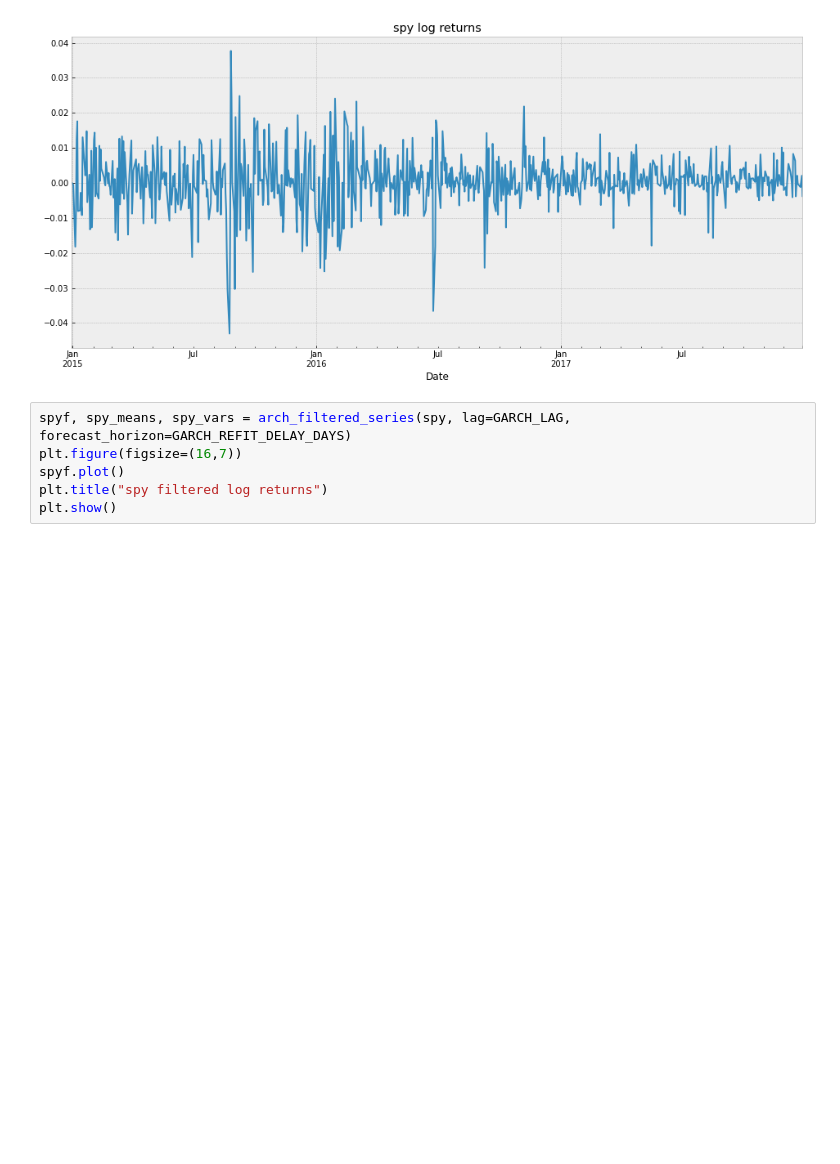
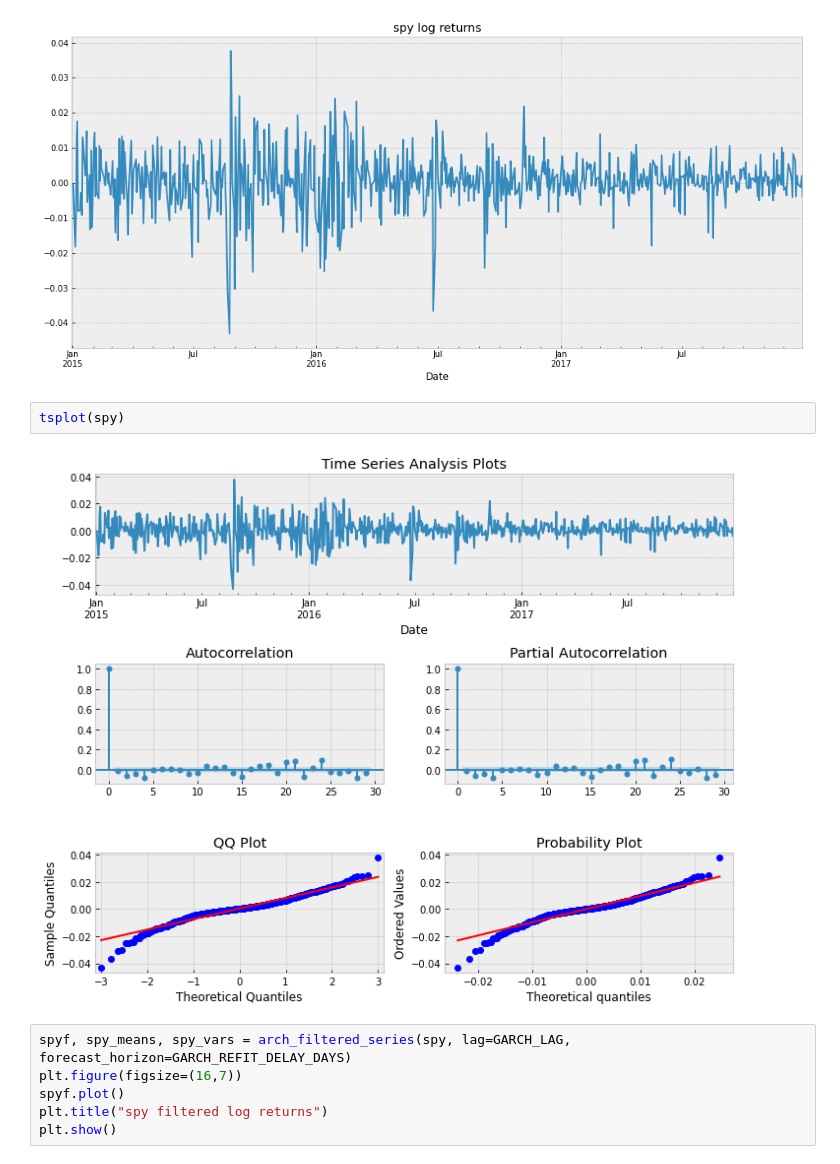
Before and after one commit to krems/cmf_case_1_week, a Jupyter notebook: blah-blah.ipynb, the cells around one changed output. Cells and saved outputs as stored; diff of their text form; blank space fills up the shorter version.

```diff
--- a/blah-blah.ipynb
+++ b/blah-blah.ipynb
@@ -155,6 +185,10 @@ plt.title("spy log returns")
 plt.show()
 # %% [output]
 [figure]
+# %%
+tsplot(spy)
+# %% [output]
+[figure, added]
 # %%
 spyf, spy_means, spy_vars = arch_filtered_series(spy, lag=GARCH_LAG, forecast_horizon=GARCH_REFIT_DELAY_DAYS)
 plt.figure(figsize=(16,7))
```
Also changed, not shown: parts of 29 cells of this notebook.
